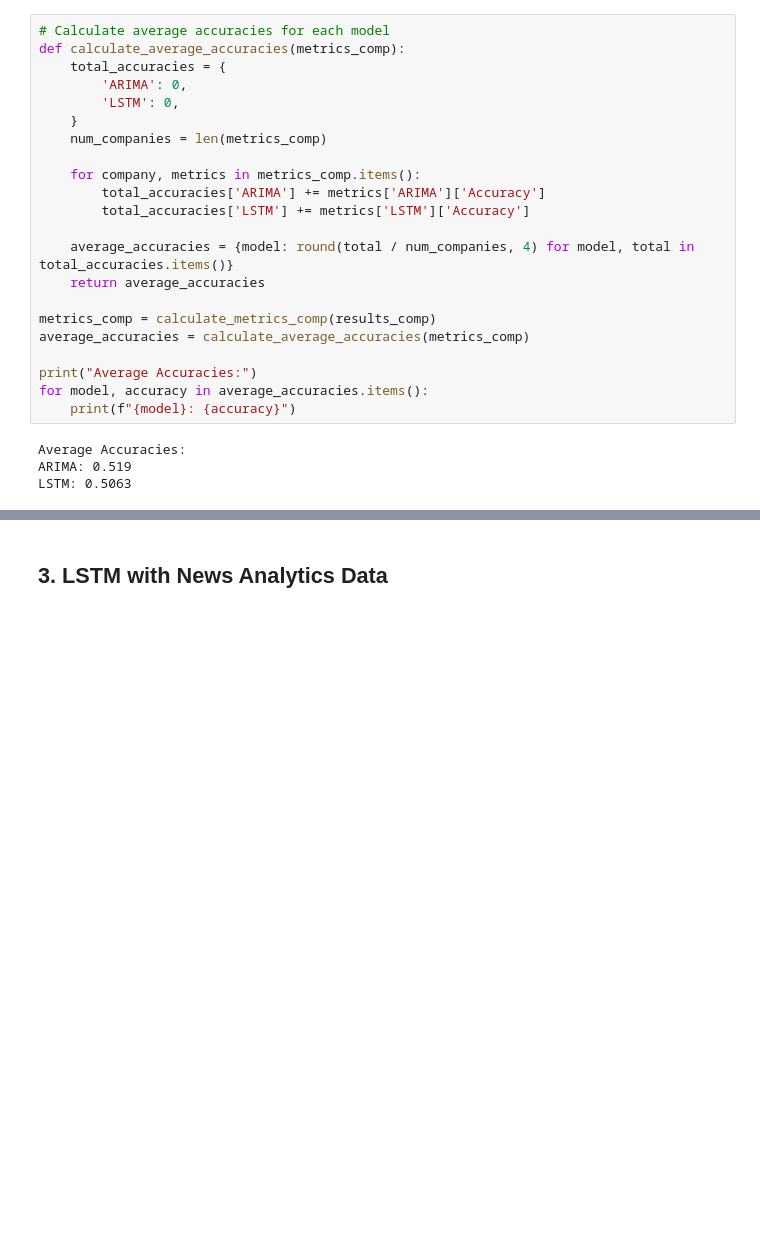
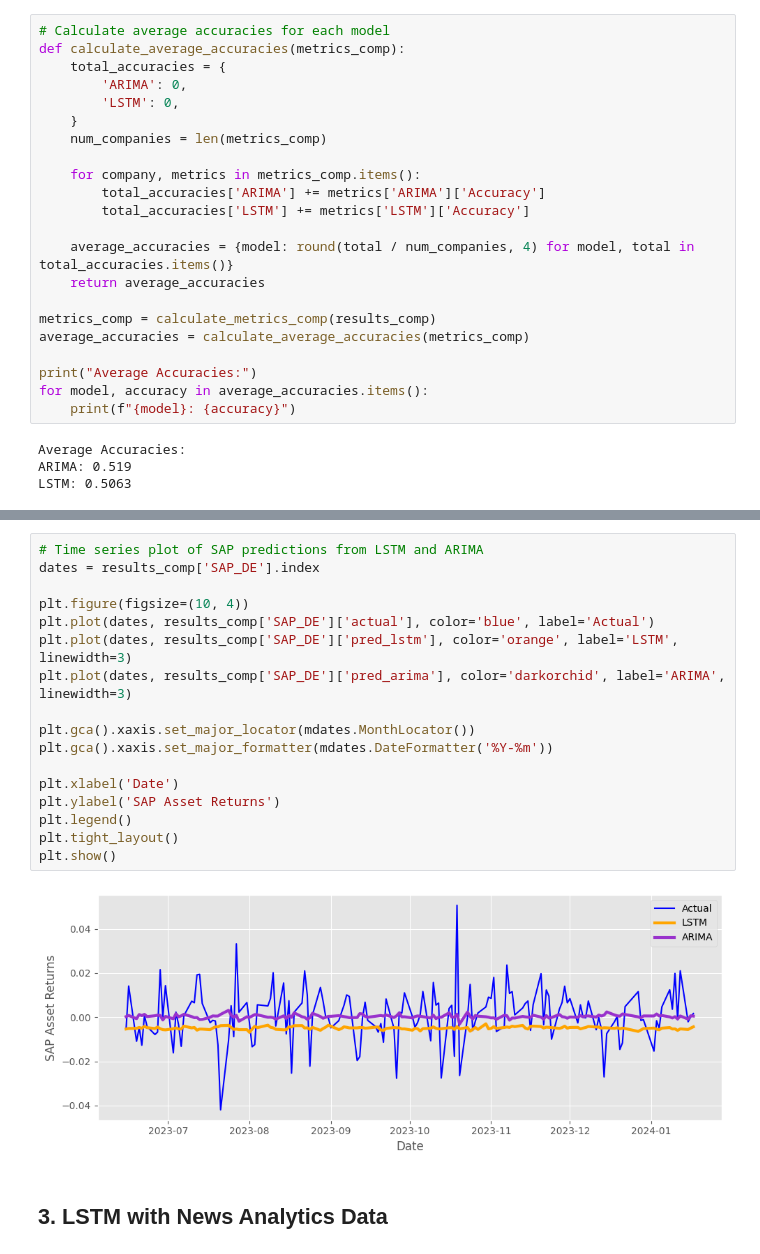
Before and after one commit to cem-akkus/Master, a Jupyter notebook: AssetReturnPrediction.ipynb, the cells around one changed output, grey strips where cells are left out. Cells and saved outputs as stored; diff of their text form; blank space fills up the shorter version.

```diff
--- a/AssetReturnPrediction.ipynb
+++ b/AssetReturnPrediction.ipynb
@@ -717,3 +848,22 @@ LSTM: 0.5063
+# %%
+# Time series plot of SAP predictions from LSTM and ARIMA
+dates = results_comp['SAP_DE'].index
+
+plt.figure(figsize=(10, 4))
+plt.plot(dates, results_comp['SAP_DE']['actual'], color='blue', label='Actual')
+plt.plot(dates, results_comp['SAP_DE']['pred_lstm'], color='orange', label='LSTM', linewidth=3)
+plt.plot(dates, results_comp['SAP_DE']['pred_arima'], color='darkorchid', label='ARIMA', linewidth=3)
+
+plt.gca().xaxis.set_major_locator(mdates.MonthLocator())
+plt.gca().xaxis.set_major_formatter(mdates.DateFormatter('%Y-%m'))
+
+plt.xlabel('Date')
+plt.ylabel('SAP Asset Returns')
+plt.legend()
+plt.tight_layout()
+plt.show()
+# %% [output]
+[figure, added]
 # %% [markdown]
 ## 3. LSTM with News Analytics Data
 # %% [markdown]
```
Also changed, not shown: parts of 33 cells of this notebook.
